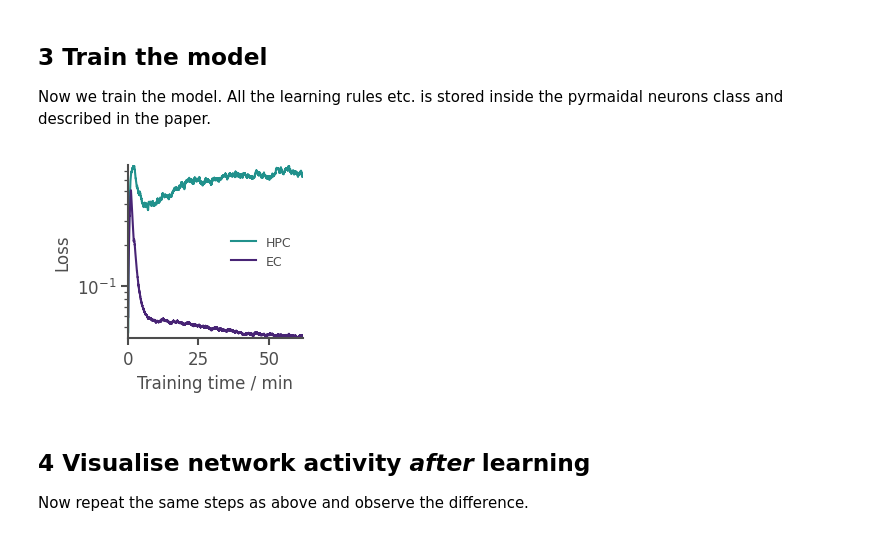
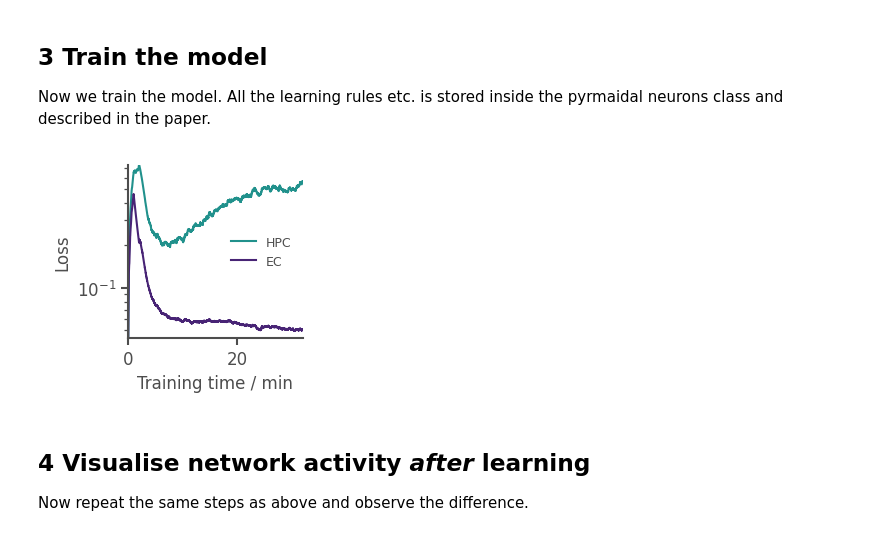
Before and after one commit to TomGeorge1234/HelmholtzHippocampus, a Jupyter notebook: figs12.ipynb, the cells around one changed output. Drawn from its saved outputs; the diff is of its cells as text; code cells hidden in the pictures.

```diff
--- a/figs12.ipynb
+++ b/figs12.ipynb
@@ -219,13 +230,13 @@ fig, ax = autocorrelations(Latents,EC,max_lag=4)
 Now we train the model. All the learning rules etc. is stored inside the pyrmaidal neurons class and described in the paper.
 # %%
 fig, ax = run_simulation(
-                    time_min=60,
+                    time_min=30,
                     Agent=Ag,
                     layers=layers,
                     train=True
 )
 # %% [output]
-[figure, old version]
+[figure, new version]
 # %%
 #briefly reset the layers with a short burst where there is no learning
 fig, ax = run_simulation(time_min=0.1,Agent=Ag,layers=layers,train=False,no_plot=True)
```
Also changed, not shown: parts of 9 cells of this notebook.
